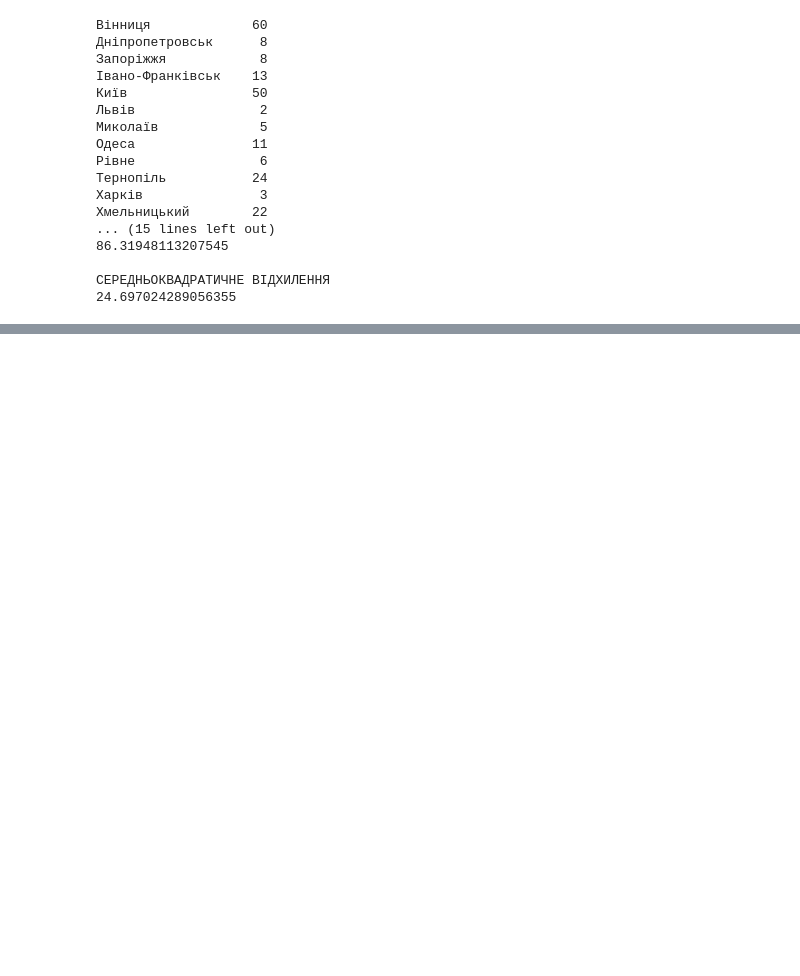
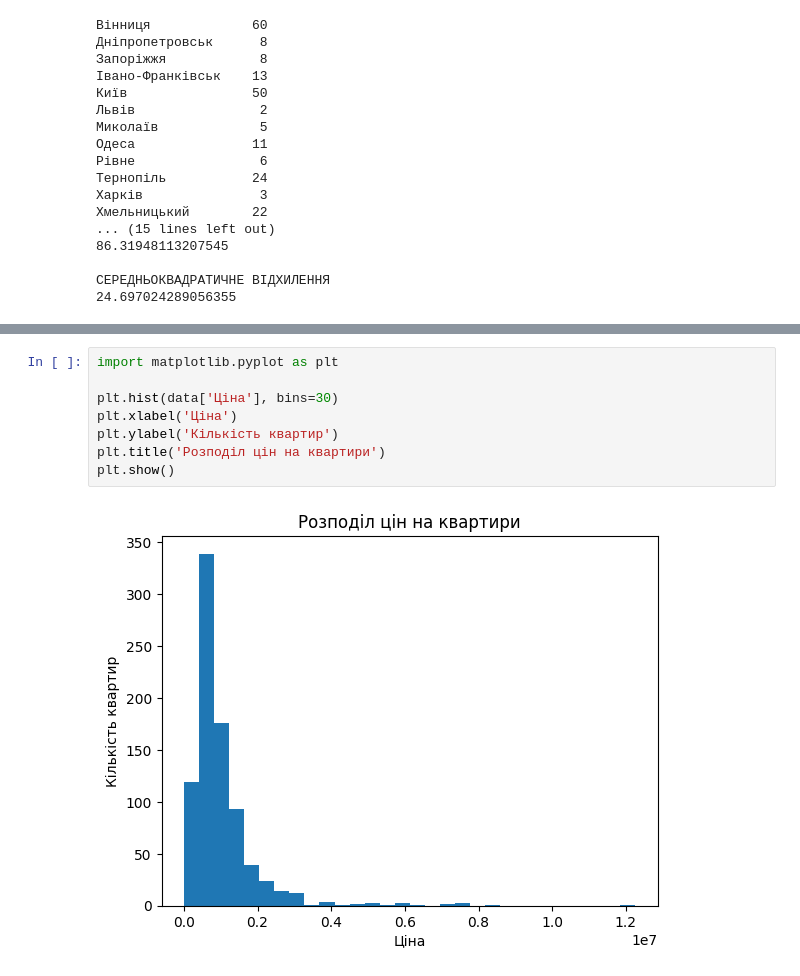
Before and after one commit to kn201dvv/DataAnalys, a Jupyter notebook: lab5.ipynb, the cells around one changed output, grey strips where cells are left out. Drawn from its saved outputs; the diff is of its cells as text; blank space fills up the shorter version.

```diff
--- a/lab5.ipynb
+++ b/lab5.ipynb
@@ -137,0 +172,10 @@ print( data['Загальна_площа'].std())
+# %%
+import matplotlib.pyplot as plt
+
+plt.hist(data['Ціна'], bins=30)
+plt.xlabel('Ціна')
+plt.ylabel('Кількість квартир')
+plt.title('Розподіл цін на квартири')
+plt.show()
+# %% [output]
+[figure, added]
```
Also changed, not shown: parts of 24 cells of this notebook.
